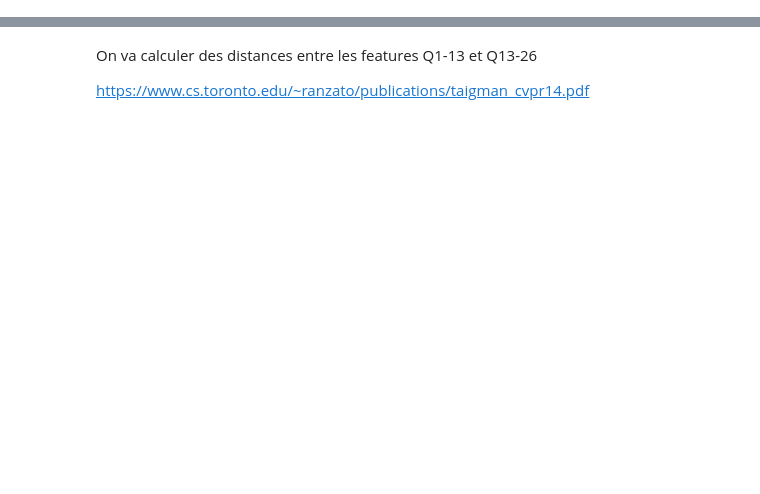
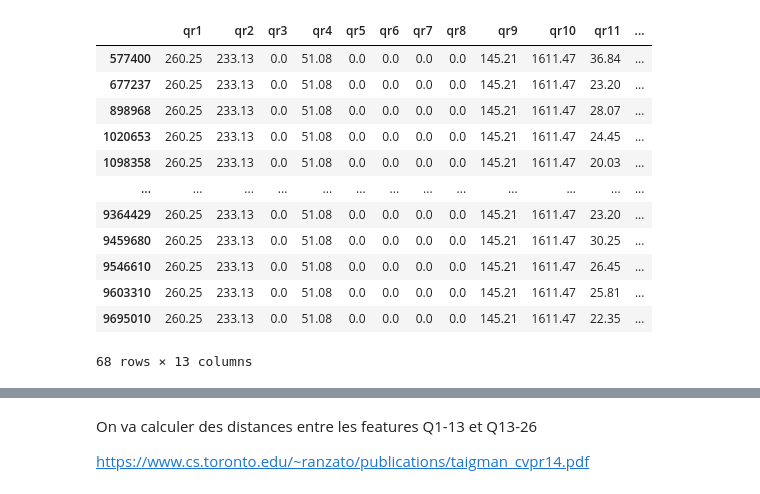
Before and after one commit to Martinez-TAD/MDI343_Challenge, a Jupyter notebook: FeatureAnalysis.ipynb, the cells around one changed output, grey strips where cells are left out. Saved outputs shown, nothing was run; the diff lists cells and outputs as text; code cells hidden in the pictures; blank space fills up the shorter version.

```diff
--- a/FeatureAnalysis.ipynb
+++ b/FeatureAnalysis.ipynb
@@ -110,0 +190,16 @@ for c in list(xtrain.columns):
+# %%
+train_outliers[cols_qr]
+# %% [output]
+|  | qr1 | qr2 | qr3 | qr4 | qr5 | qr6 | qr7 | qr8 | qr9 | qr10 | qr11 | ... |
+| 577400 | 260.25 | 233.13 | 0.0 | 51.08 | 0.0 | 0.0 | 0.0 | 0.0 | 145.21 | 1611.47 | 36.84 | ... |
+| 677237 | 260.25 | 233.13 | 0.0 | 51.08 | 0.0 | 0.0 | 0.0 | 0.0 | 145.21 | 1611.47 | 23.20 | ... |
+| 898968 | 260.25 | 233.13 | 0.0 | 51.08 | 0.0 | 0.0 | 0.0 | 0.0 | 145.21 | 1611.47 | 28.07 | ... |
+| 1020653 | 260.25 | 233.13 | 0.0 | 51.08 | 0.0 | 0.0 | 0.0 | 0.0 | 145.21 | 1611.47 | 24.45 | ... |
+| 1098358 | 260.25 | 233.13 | 0.0 | 51.08 | 0.0 | 0.0 | 0.0 | 0.0 | 145.21 | 1611.47 | 20.03 | ... |
+| ... | ... | ... | ... | ... | ... | ... | ... | ... | ... | ... | ... | ... |
+| 9364429 | 260.25 | 233.13 | 0.0 | 51.08 | 0.0 | 0.0 | 0.0 | 0.0 | 145.21 | 1611.47 | 23.20 | ... |
+| 9459680 | 260.25 | 233.13 | 0.0 | 51.08 | 0.0 | 0.0 | 0.0 | 0.0 | 145.21 | 1611.47 | 30.25 | ... |
+| 9546610 | 260.25 | 233.13 | 0.0 | 51.08 | 0.0 | 0.0 | 0.0 | 0.0 | 145.21 | 1611.47 | 26.45 | ... |
+| 9603310 | 260.25 | 233.13 | 0.0 | 51.08 | 0.0 | 0.0 | 0.0 | 0.0 | 145.21 | 1611.47 | 25.81 | ... |
+| 9695010 | 260.25 | 233.13 | 0.0 | 51.08 | 0.0 | 0.0 | 0.0 | 0.0 | 145.21 | 1611.47 | 22.35 | ... |
+68 rows × 13 columns
```
Also changed, not shown: parts of 52 cells of this notebook.
